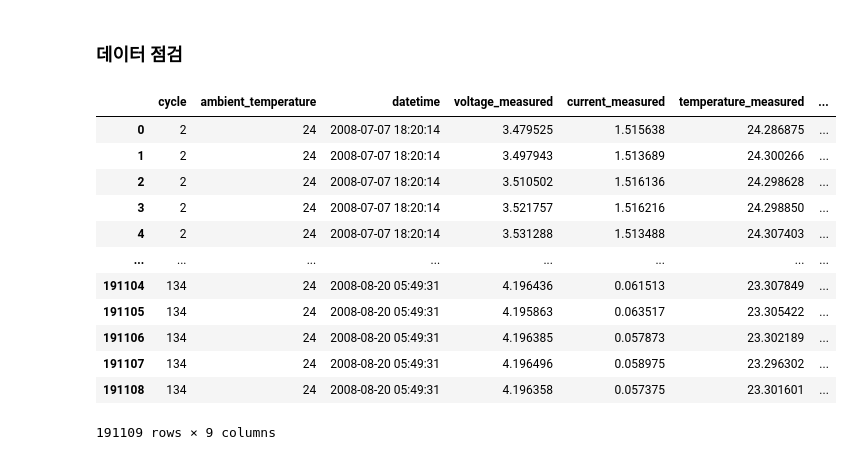
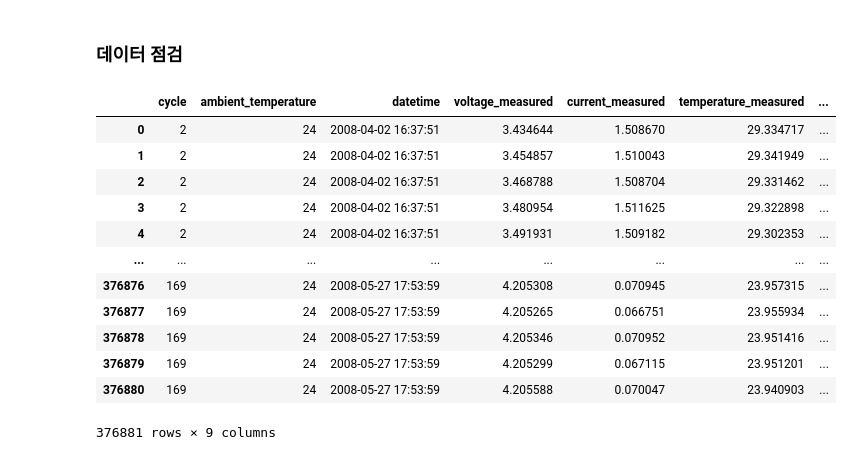
Before and after one commit to SierraJY/NASA-Li-ion-BATTERY, a Jupyter notebook: DATA/mat_2_DF.ipynb, the cells around one changed output. Saved outputs shown, nothing was run; the diff lists cells and outputs as text; code cells hidden in the pictures.

```diff
--- a/DATA/mat_2_DF.ipynb
+++ b/DATA/mat_2_DF.ipynb
@@ -241,22 +242,22 @@ capacity_df.to_csv(f"./DATA/DataFrame/{BAT_No}_capacity_df.csv", index=False)
 # %%
 import matplotlib.pyplot as plt
 # %%
-bat_df = pd.read_csv(f"./DATA/DataFrame/{BAT_No}_charge_df.csv")
+bat_df = pd.read_csv(f"../DATA/DataFrame/{BAT_No}_charge_df.csv")
 bat_df
 # %% [output]
 |  | cycle | ambient_temperature | datetime | voltage_measured | current_measured | temperature_measured | ... |
-| 0 | 2 | 24 | 2008-07-07 18:20:14 | 3.479525 | 1.515638 | 24.286875 | ... |
-| 1 | 2 | 24 | 2008-07-07 18:20:14 | 3.497943 | 1.513689 | 24.300266 | ... |
-| 2 | 2 | 24 | 2008-07-07 18:20:14 | 3.510502 | 1.516136 | 24.298628 | ... |
-| 3 | 2 | 24 | 2008-07-07 18:20:14 | 3.521757 | 1.516216 | 24.298850 | ... |
-| 4 | 2 | 24 | 2008-07-07 18:20:14 | 3.531288 | 1.513488 | 24.307403 | ... |
+| 0 | 2 | 24 | 2008-04-02 16:37:51 | 3.434644 | 1.508670 | 29.334717 | ... |
+| 1 | 2 | 24 | 2008-04-02 16:37:51 | 3.454857 | 1.510043 | 29.341949 | ... |
+| 2 | 2 | 24 | 2008-04-02 16:37:51 | 3.468788 | 1.508704 | 29.331462 | ... |
+| 3 | 2 | 24 | 2008-04-02 16:37:51 | 3.480954 | 1.511625 | 29.322898 | ... |
+| 4 | 2 | 24 | 2008-04-02 16:37:51 | 3.491931 | 1.509182 | 29.302353 | ... |
 | ... | ... | ... | ... | ... | ... | ... | ... |
-| 191104 | 134 | 24 | 2008-08-20 05:49:31 | 4.196436 | 0.061513 | 23.307849 | ... |
-| 191105 | 134 | 24 | 2008-08-20 05:49:31 | 4.195863 | 0.063517 | 23.305422 | ... |
-| 191106 | 134 | 24 | 2008-08-20 05:49:31 | 4.196385 | 0.057873 | 23.302189 | ... |
-| 191107 | 134 | 24 | 2008-08-20 05:49:31 | 4.196496 | 0.058975 | 23.296302 | ... |
-| 191108 | 134 | 24 | 2008-08-20 05:49:31 | 4.196358 | 0.057375 | 23.301601 | ... |
+| 376876 | 169 | 24 | 2008-05-27 17:53:59 | 4.205308 | 0.070945 | 23.957315 | ... |
+| 376877 | 169 | 24 | 2008-05-27 17:53:59 | 4.205265 | 0.066751 | 23.955934 | ... |
+| 376878 | 169 | 24 | 2008-05-27 17:53:59 | 4.205346 | 0.070952 | 23.951416 | ... |
+| 376879 | 169 | 24 | 2008-05-27 17:53:59 | 4.205299 | 0.067115 | 23.951201 | ... |
+| 376880 | 169 | 24 | 2008-05-27 17:53:59 | 4.205588 | 0.070047 | 23.940903 | ... |
-191109 rows × 9 columns
+376881 rows × 9 columns
 # %%
 plt.rcParams['figure.figsize'] = [13, 3]
 for i in range(167):
```
Also changed, not shown: parts of 12 cells of this notebook, 1 other file.
